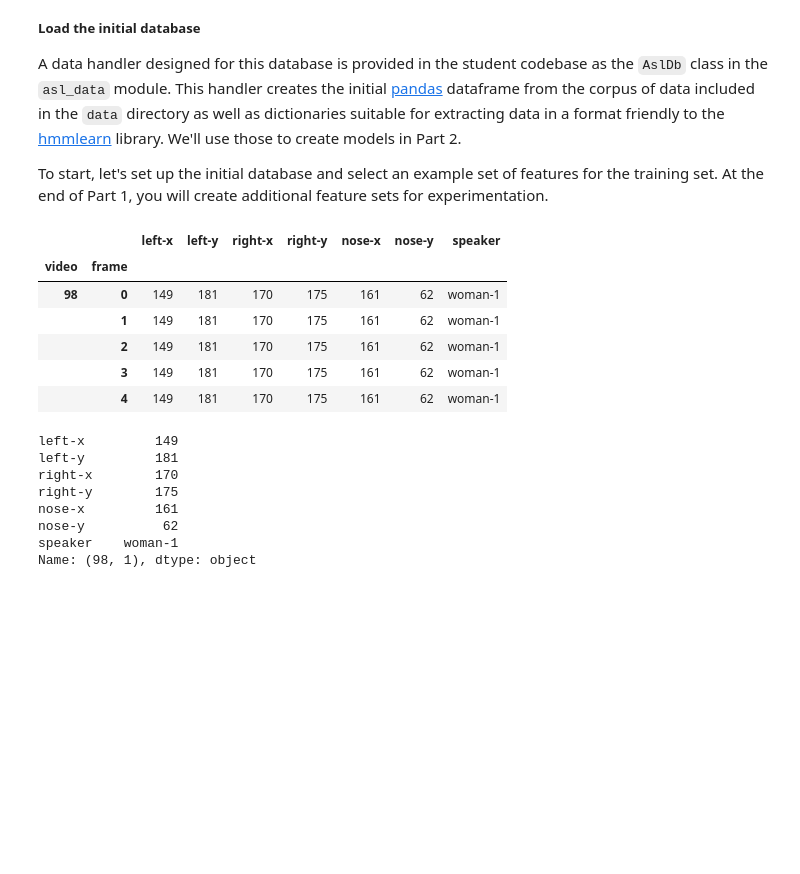
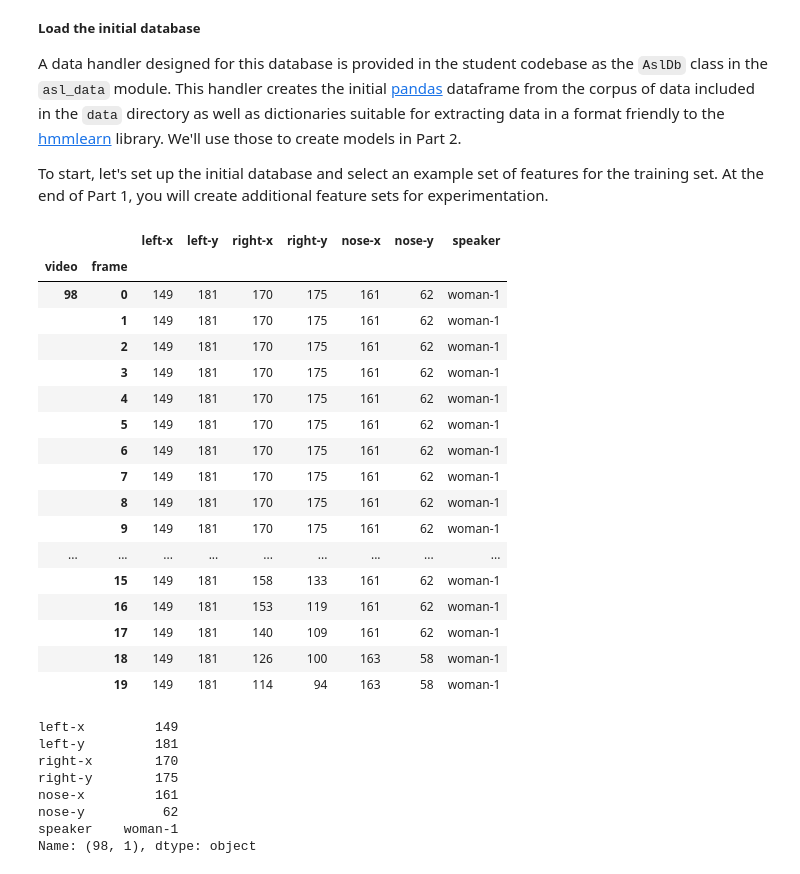
Before and after one commit to a35931chi/AIND-Sign-Language-Recognizer, a Jupyter notebook: asl_recognizer.ipynb, the cells around one changed output. Drawn from its saved outputs; the diff is of its cells as text; code cells hidden in the pictures; blank space fills up the shorter version.

```diff
--- a/asl_recognizer.ipynb
+++ b/asl_recognizer.ipynb
@@ -36,19 +36,30 @@ To start, let's set up the initial database and select an example set of feature
 # %%
 import numpy as np
 import pandas as pd
 from asl_data import AslDb
 
 
 asl = AslDb() # initializes the database
-asl.df.head() # displays the first five rows of the asl database, indexed by video and frame
+asl.df.head(20) # displays the first five rows of the asl database, indexed by video and frame
 # %% [output]
 |  |  | left-x | left-y | right-x | right-y | nose-x | nose-y | speaker |
 | video | frame |  |  |  |  |  |  |  |
 | 98 | 0 | 149 | 181 | 170 | 175 | 161 | 62 | woman-1 |
 |  | 1 | 149 | 181 | 170 | 175 | 161 | 62 | woman-1 |
 |  | 2 | 149 | 181 | 170 | 175 | 161 | 62 | woman-1 |
 |  | 3 | 149 | 181 | 170 | 175 | 161 | 62 | woman-1 |
 |  | 4 | 149 | 181 | 170 | 175 | 161 | 62 | woman-1 |
+|  | 5 | 149 | 181 | 170 | 175 | 161 | 62 | woman-1 |
+|  | 6 | 149 | 181 | 170 | 175 | 161 | 62 | woman-1 |
+|  | 7 | 149 | 181 | 170 | 175 | 161 | 62 | woman-1 |
+|  | 8 | 149 | 181 | 170 | 175 | 161 | 62 | woman-1 |
+|  | 9 | 149 | 181 | 170 | 175 | 161 | 62 | woman-1 |
+| ... | ... | ... | ... | ... | ... | ... | ... | ... |
+|  | 15 | 149 | 181 | 158 | 133 | 161 | 62 | woman-1 |
+|  | 16 | 149 | 181 | 153 | 119 | 161 | 62 | woman-1 |
+|  | 17 | 149 | 181 | 140 | 109 | 161 | 62 | woman-1 |
+|  | 18 | 149 | 181 | 126 | 100 | 163 | 58 | woman-1 |
+|  | 19 | 149 | 181 | 114 | 94 | 163 | 58 | woman-1 |
 # %%
 asl.df.ix[98,1]  # look at the data available for an individual frame
 # %% [output]
```
Also changed, not shown: parts of 22 cells of this notebook, 1 other file.
